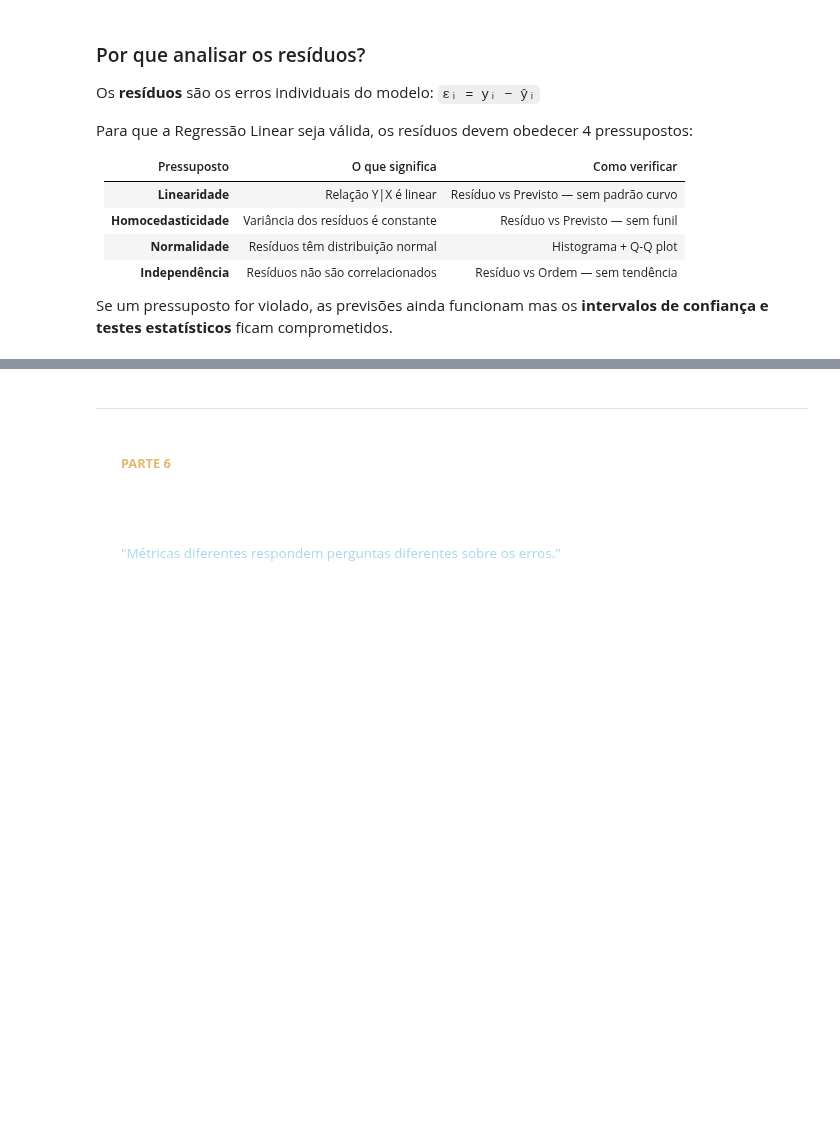
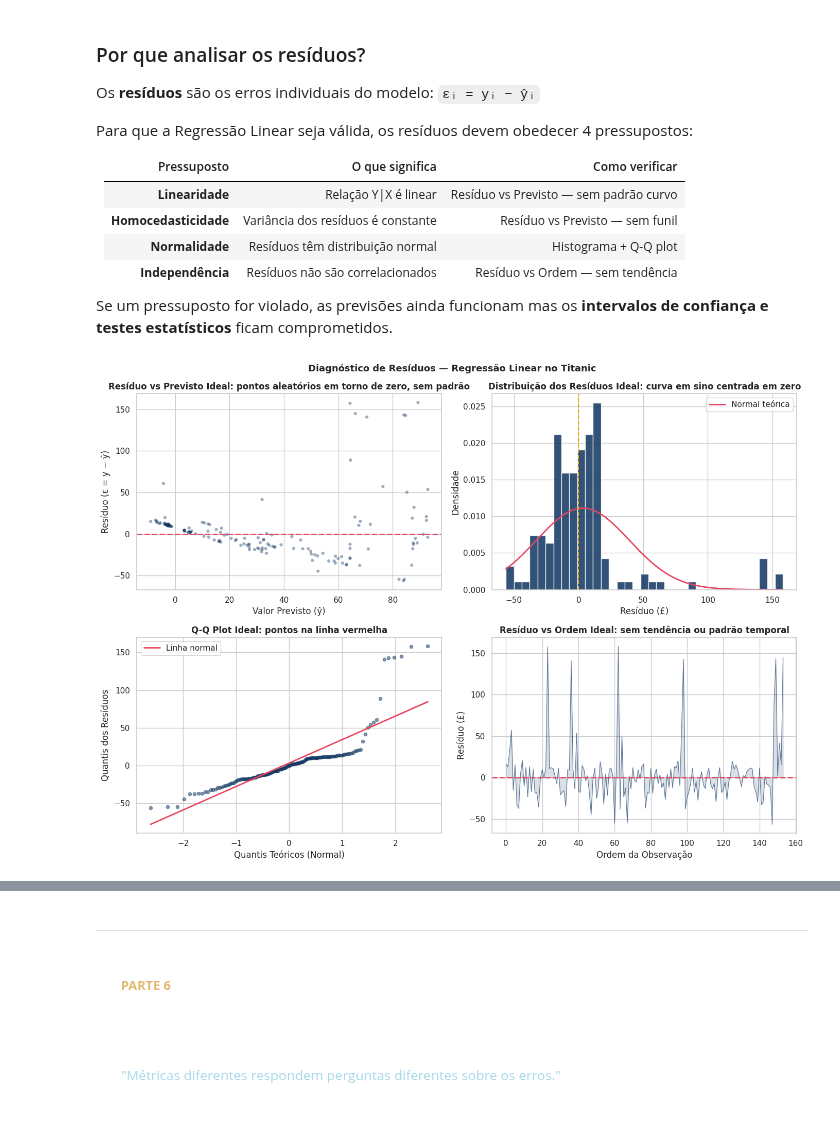
Before and after one commit to FIAPON/fiap-graduacao-iachatbot, a Jupyter notebook: Aula_09_Pratica_Regressao_Linear_Titanic.ipynb, the cells around one changed output, grey strips where cells are left out. Cells and saved outputs as stored; diff of their text form; code cells hidden in the pictures; blank space fills up the shorter version.

```diff
--- a/Aula_09_Pratica_Regressao_Linear_Titanic.ipynb
+++ b/Aula_09_Pratica_Regressao_Linear_Titanic.ipynb
@@ -757,3 +789,74 @@ plt.show()
+# %%
+import numpy as np
+# Calculando e analisando os resíduos
+residuos_te = y_te.values - y_pred_te
+
+fig, axes = plt.subplots(2, 2, figsize=(14, 10))
+fig.suptitle("Diagnóstico de Resíduos — Regressão Linear no Titanic",
+             fontsize=13, fontweight="bold")
+
+# Gráfico 1: Resíduo vs Previsto (pressuposto de linearidade e homocedasticidade)
+axes[0,0].scatter(y_pred_te, residuos_te, alpha=0.4, color="#0f3460",
+                  s=20, edgecolors="none")
+axes[0,0].axhline(0, color="#e94560", linestyle="--", linewidth=2)
+axes[0,0].set_xlabel("Valor Previsto (ŷ)")
+axes[0,0].set_ylabel("Resíduo (ε = y − ŷ)")
+axes[0,0].set_title("Resíduo vs Previsto "
+                    "Ideal: pontos aleatórios em torno de zero, sem padrão",
+                    fontweight="bold")
+
+# Anotando o padrão problemático
+axes[0,0].annotate("Padrão em funil? → Heterocedasticidade",
+                   xy=(150, 200), fontsize=9, color="#e94560",
+                   bbox=dict(boxstyle="round", facecolor="#fff3cd", alpha=0.8))
+
+# Gráfico 2: Histograma dos resíduos (pressuposto de normalidade)
+axes[0,1].hist(residuos_te, bins=35, color="#0f3460",
+               edgecolor="white", alpha=0.85, density=True)
+# Curva normal teórica
+mu, sigma = residuos_te.mean(), residuos_te.std()
+x_norm = np.linspace(residuos_te.min(), residuos_te.max(), 200)
+y_norm = (1/(sigma*np.sqrt(2*np.pi))) * np.exp(-0.5*((x_norm-mu)/sigma)**2)
+axes[0,1].plot(x_norm, y_norm, color="#e94560", linewidth=2,
+               label="Normal teórica")
+axes[0,1].axvline(0, color="#f0a500", linestyle="--", linewidth=1.5)
+axes[0,1].set_xlabel("Resíduo (£)")
+axes[0,1].set_ylabel("Densidade")
+axes[0,1].set_title("Distribuição dos Resíduos Ideal: curva em sino centrada em zero",
+                    fontweight="bold")
+axes[0,1].legend()
+
+# Gráfico 3: Q-Q plot (normalidade mais preciso)
+from scipy import stats
+# Corrected unpacking for stats.probplot
+(osm, osr), (slope, intercept, r) = stats.probplot(residuos_te, dist="norm", fit=True)
+qq_x = osm
+qq_y = osr
+axes[1,0].scatter(qq_x, qq_y, alpha=0.5, color="#0f3460", s=20)
+x_line = np.array([qq_x.min(), qq_x.max()])
+axes[1,0].plot(x_line, slope*x_line + intercept, color="#e94560",
+               linewidth=2, label="Linha normal")
+axes[1,0].set_xlabel("Quantis Teóricos (Normal)")
+axes[1,0].set_ylabel("Quantis dos Resíduos")
+axes[1,0].set_title("Q-Q Plot Ideal: pontos na linha vermelha", fontweight="bold")
+axes[1,0].legend()
+
+# Gráfico 4: Resíduo vs Ordem (independência)
+axes[1,1].plot(range(len(residuos_te)), residuos_te,
+               color="#0f3460", linewidth=0.8, alpha=0.6)
+axes[1,1].axhline(0, color="#e94560", linestyle="--", linewidth=2)
+axes[1,1].fill_between(range(len(residuos_te)), residuos_te,
+                        alpha=0.15, color="#0f3460")
+axes[1,1].set_xlabel("Ordem da Observação")
+axes[1,1].set_ylabel("Resíduo (£)")
+axes[1,1].set_title("Resíduo vs Ordem Ideal: sem tendência ou padrão temporal",
+                    fontweight="bold")
+
+plt.tight_layout()
+plt.savefig("aula09_residuos.png", dpi=110, bbox_inches="tight")
+plt.show()
+# %% [output]
+[figure, added]
 # %%
 # Diagnosticando os pressupostos quantitativamente
 print("DIAGNÓSTICO DOS PRESSUPOSTOS — Regressão Linear")
```
Also changed, not shown: parts of 15 cells of this notebook, 3 other files.
